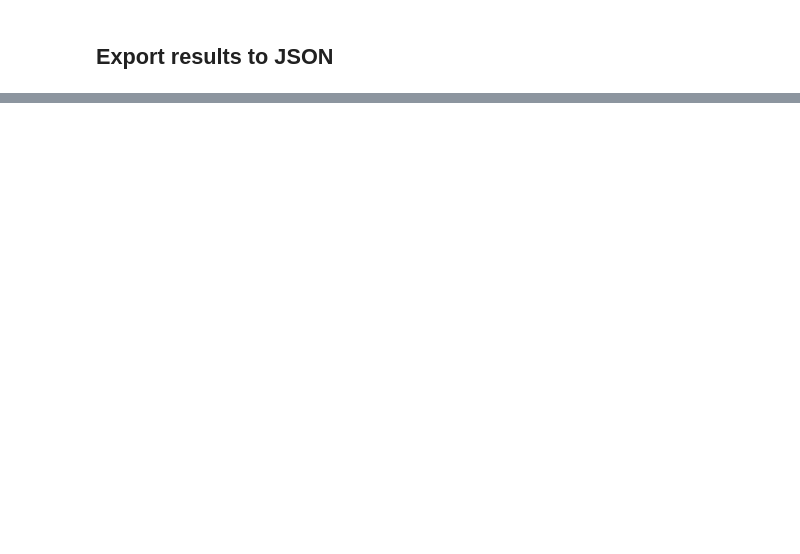
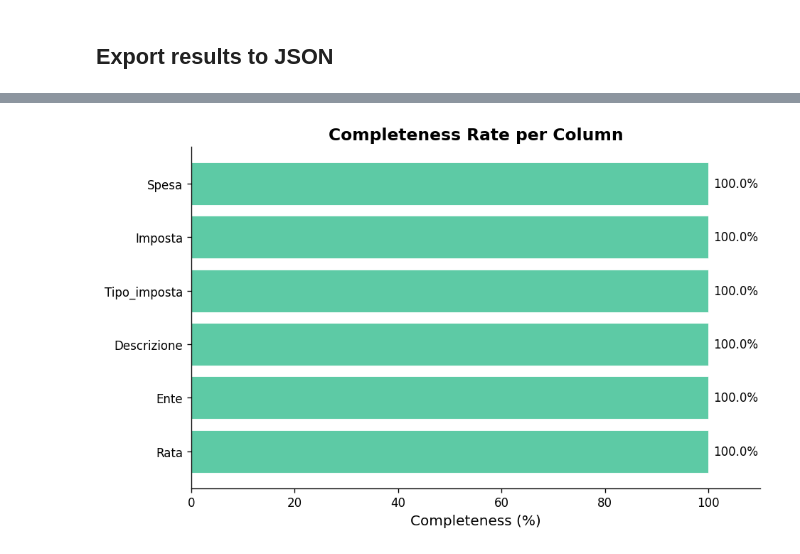
Before and after one commit to chiaraadesio-hue/Data-Quality-Agents-819591, a Jupyter notebook: main.ipynb, the cells around one changed output, grey strips where cells are left out. Drawn from its saved outputs; the diff is of its cells as text; code cells hidden in the pictures; blank space fills up the shorter version.

```diff
--- a/main.ipynb
+++ b/main.ipynb
@@ -677,0 +1091,68 @@ print(f"Report saved to {output_path}")
+# %%
+# --- Completeness per column chart ---
+comp_results = final_state.get('completeness_results', {})
+if comp_results:
+    fig, ax = plt.subplots(figsize=(8, 5))
+    columns = list(comp_results.keys())
+    rates = []
+    for col in columns:
+        info = comp_results[col]
+        total = info.get('total', 1)
+        missing = info.get('missing_count', 0)
+        rates.append(round((1 - missing / total) * 100, 2) if total > 0 else 100)
+
+    bar_colors = ['#5DCAA5' if r >= 95 else '#F0997B' if r >= 80 else '#E24B4A' for r in rates]
+    bars = ax.barh(columns, rates, color=bar_colors, edgecolor='white', linewidth=0.5)
+    for bar, val in zip(bars, rates):
+        ax.text(bar.get_width() + 1, bar.get_y() + bar.get_height() / 2,
+                f'{val:.1f}%', ha='left', va='center', fontsize=10)
+
+    ax.set_xlim(0, 110)
+    ax.set_xlabel('Completeness (%)', fontsize=12)
+    ax.set_title('Completeness Rate per Column', fontsize=14, fontweight='bold')
+    ax.spines['top'].set_visible(False)
+    ax.spines['right'].set_visible(False)
+    plt.tight_layout()
+    plt.savefig('images/completeness_per_column.png', bbox_inches='tight')
+    plt.show()
+    print('Saved: images/completeness_per_column.png')
+
+# --- Summary table ---
+anom = final_state.get('anomaly_results', {})
+anom_s = anom.get('summary', {})
+dups = final_state.get('consistency_duplicates', {})
+
+summary_data = {
+    'Category': ['Schema Issues', 'Missing Values', 'Format Issues',
+                 'Cross-Column Issues', 'Duplicates',
+                 'Numerical Outliers', 'Rare Categories'],
+    'Count': [
+        sum(1 for v in final_state.get('schema_results', {}).values() if v.get('status') == 'FAIL'),
+        final_state.get('completeness_overall', {}).get('total_missing', 0),
+        len(final_state.get('consistency_format', [])),
+        len(final_state.get('consistency_cross_column', [])),
+        dups.get('exact_duplicates', {}).get('count', 0),
+        anom_s.get('total_outliers', 0),
+        anom_s.get('total_rare_categories', 0),
+    ],
+}
+summary_df = pd.DataFrame(summary_data)
+summary_df['Severity'] = summary_df['Count'].apply(
+    lambda x: 'HIGH' if x > 5 else 'MEDIUM' if x > 0 else 'OK'
+)
+
+print('\n' + '=' * 60)
+print('ISSUE SUMMARY TABLE')
+print('=' * 60)
+print(summary_df.to_string(index=False))
+print(f"\nTotal issues: {summary_df['Count'].sum()}")
+print(f"Reliability Score: {final_state.get('reliability_score', 0)}/100")
+
+# --- Gemini remediation suggestions ---
+print('\n' + '=' * 60)
+print('GEMINI REMEDIATION SUGGESTIONS')
+print('=' * 60)
+rem_results = final_state.get('remediation_results', {})
+print(rem_results.get('gemini_suggestions', 'Not available.'))
+# %% [output]
+[figure, added]
```
Also changed, not shown: parts of 13 cells of this notebook.
